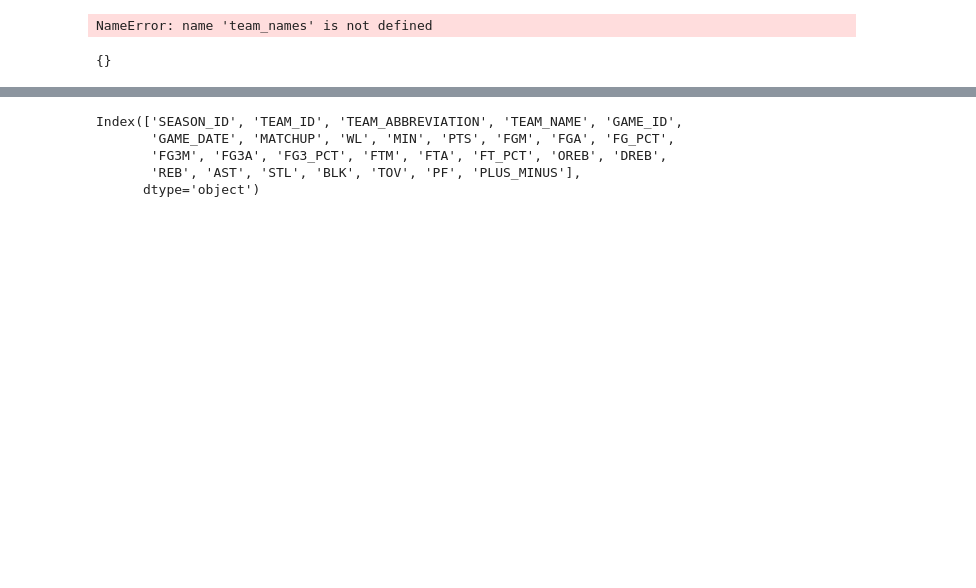
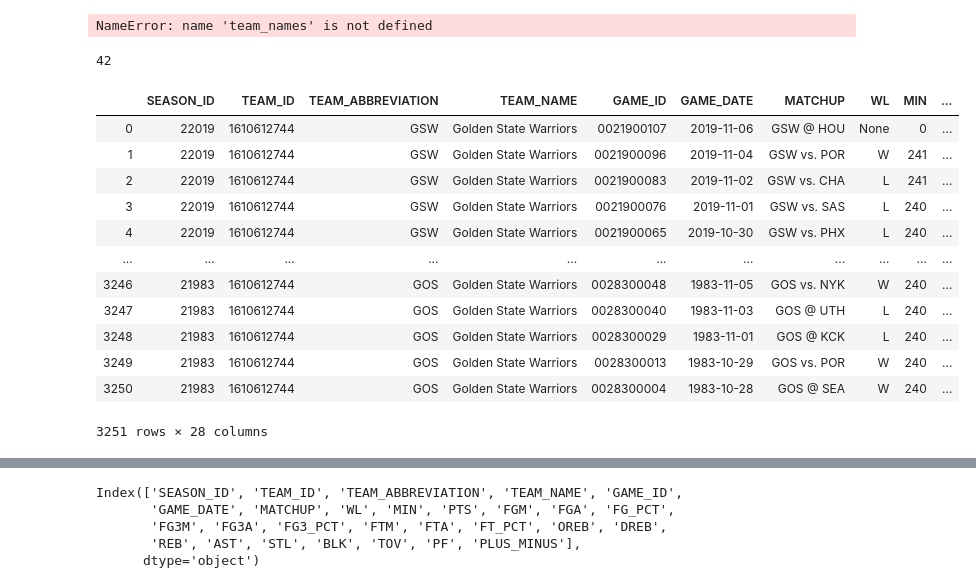
Before and after one commit to callaunchpad/BalliNN, a Jupyter notebook: Game_by_Game.ipynb, the cells around one changed output, grey strips where cells are left out. Cells and saved outputs as stored; diff of their text form; code cells hidden in the pictures; blank space fills up the shorter version.

```diff
--- a/Game_by_Game.ipynb
+++ b/Game_by_Game.ipynb
@@ -67,9 +80,45 @@ NameError: name 'team_names' is not defined
 # %%
 """ load the team_names dictionary in pickle_files """
 team_names = load_obj('team_names')
-team_names
-# %% [output]
-{}
+# %%
+# team_names_test = {}
+
+# ids = team_ids["id"]
+# abr = team_ids["abbreviation"]
+
+# for i in range(len(ids)):
+#     real_value = team_names[abr[i]]
+#     test_key = ids[i]
+#     team_names_test[test_key] = real_value
+
+# for game in team_names['CHA'].values.tolist():
+#     if (game[2] != "CHA"):
+#         print(game[2])
+all_abrs = {}
+for team in team_names.keys():
+    df = team_names[team]
+    abrs = set()
+    for game in df.values.tolist():
+        abrs.add(game[2])
+    for abr in abrs:
+        all_abrs[abr] = df
+print(len(all_abrs))
+all_abrs['GOS']
+# %% [output]
+42
+|  | SEASON_ID | TEAM_ID | TEAM_ABBREVIATION | TEAM_NAME | GAME_ID | GAME_DATE | MATCHUP | WL | MIN | ... |
+| 0 | 22019 | 1610612744 | GSW | Golden State Warriors | 0021900107 | 2019-11-06 | GSW @ HOU | None | 0 | ... |
+| 1 | 22019 | 1610612744 | GSW | Golden State Warriors | 0021900096 | 2019-11-04 | GSW vs. POR | W | 241 | ... |
+| 2 | 22019 | 1610612744 | GSW | Golden State Warriors | 0021900083 | 2019-11-02 | GSW vs. CHA | L | 241 | ... |
+| 3 | 22019 | 1610612744 | GSW | Golden State Warriors | 0021900076 | 2019-11-01 | GSW vs. SAS | L | 240 | ... |
+| 4 | 22019 | 1610612744 | GSW | Golden State Warriors | 0021900065 | 2019-10-30 | GSW vs. PHX | L | 240 | ... |
+| ... | ... | ... | ... | ... | ... | ... | ... | ... | ... | ... |
+| 3246 | 21983 | 1610612744 | GOS | Golden State Warriors | 0028300048 | 1983-11-05 | GOS vs. NYK | W | 240 | ... |
+| 3247 | 21983 | 1610612744 | GOS | Golden State Warriors | 0028300040 | 1983-11-03 | GOS @ UTH | L | 240 | ... |
+| 3248 | 21983 | 1610612744 | GOS | Golden State Warriors | 0028300029 | 1983-11-01 | GOS @ KCK | L | 240 | ... |
+| 3249 | 21983 | 1610612744 | GOS | Golden State Warriors | 0028300013 | 1983-10-29 | GOS vs. POR | W | 240 | ... |
+| 3250 | 21983 | 1610612744 | GOS | Golden State Warriors | 0028300004 | 1983-10-28 | GOS @ SEA | W | 240 | ... |
+3251 rows × 28 columns
 # %%
 """ gets the season games given the seasonID and abbreviation of the team """
 """ Season is based on the year that the season STARTED in. I.E 2016-2017 has seasonID 2016"""
```
Also changed, not shown: parts of 22 cells of this notebook, 1 other file.
